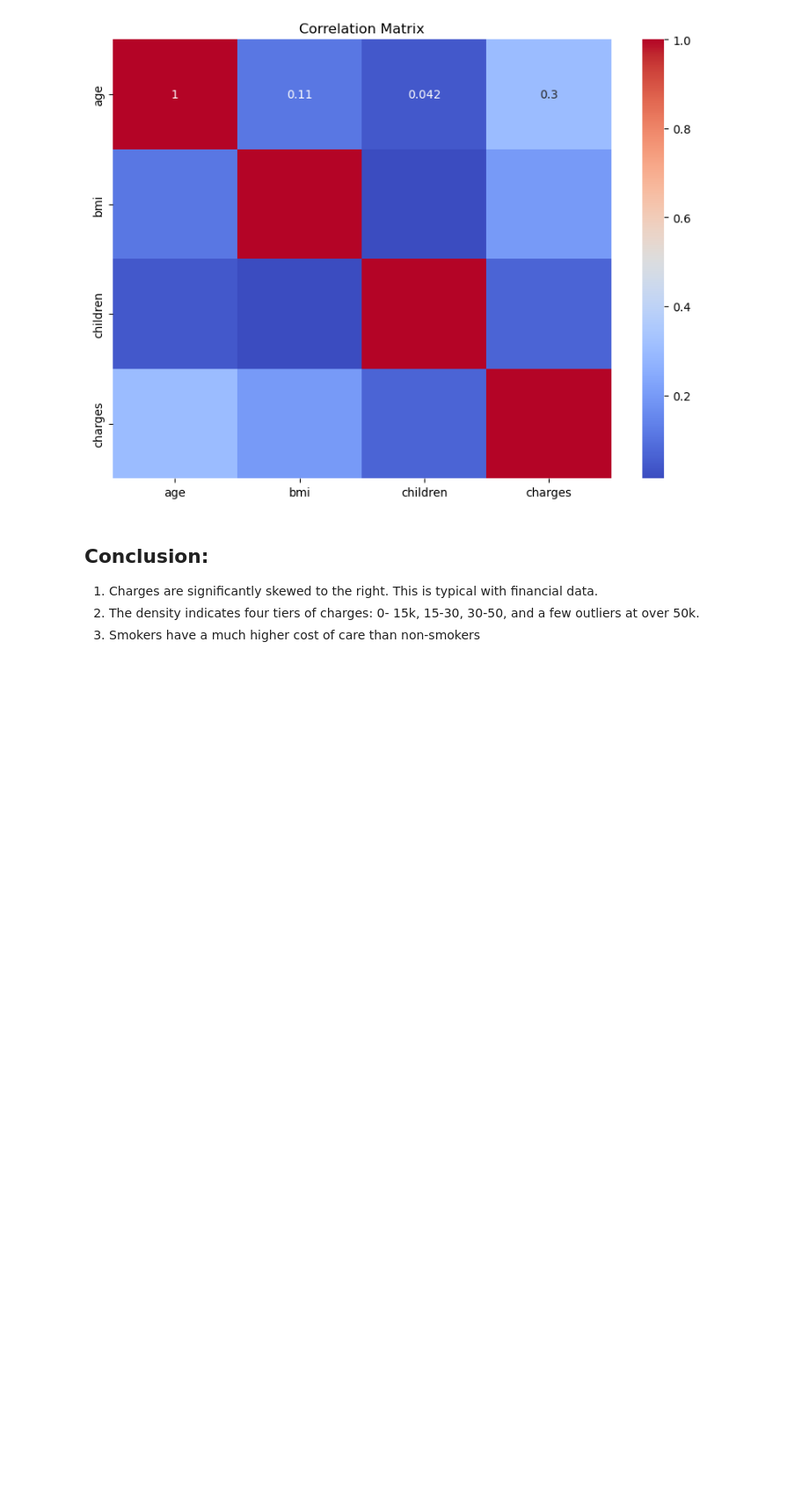
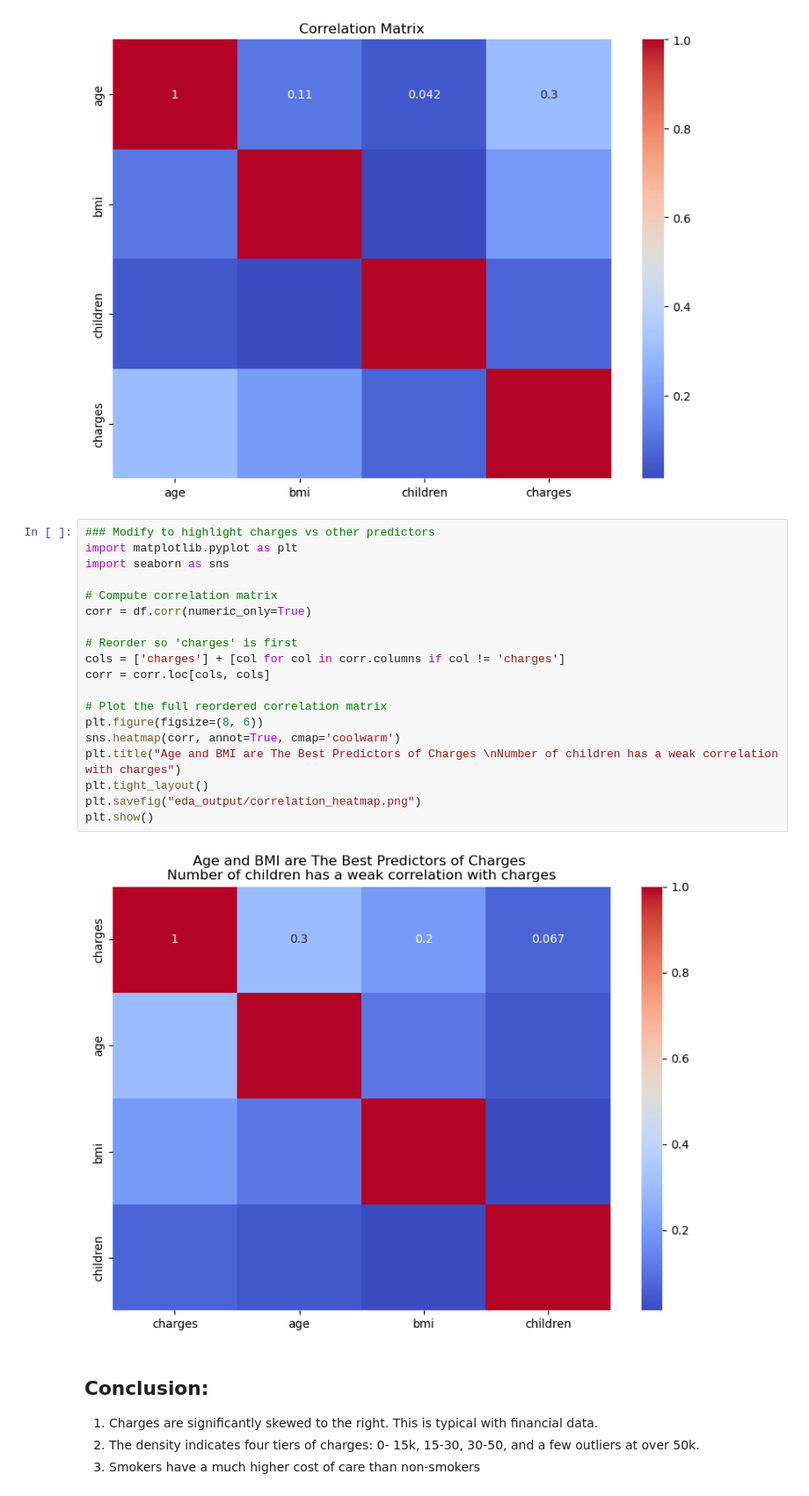
Before and after one commit to Nothgisrandom/Insurance_Cost_Estiamtion, a Jupyter notebook: Insurance_EDA_with_Saved_Images.ipynb, the cells around one changed output. Shown at 88% size. Cells and saved outputs as stored; diff of their text form; blank space fills up the shorter version.

```diff
--- a/Insurance_EDA_with_Saved_Images.ipynb
+++ b/Insurance_EDA_with_Saved_Images.ipynb
@@ -194,6 +241,27 @@ plt.savefig("eda_output/correlation_heatmap.png")
 plt.show()
 # %% [output]
 [figure]
+# %%
+### Modify to highlight charges vs other predictors
+import matplotlib.pyplot as plt
+import seaborn as sns
+
+# Compute correlation matrix
+corr = df.corr(numeric_only=True)
+
+# Reorder so 'charges' is first
+cols = ['charges'] + [col for col in corr.columns if col != 'charges']
+corr = corr.loc[cols, cols]
+
+# Plot the full reordered correlation matrix
+plt.figure(figsize=(8, 6))
+sns.heatmap(corr, annot=True, cmap='coolwarm')
+plt.title("Age and BMI are The Best Predictors of Charges \nNumber of children has a weak correlation with charges")
+plt.tight_layout()
+plt.savefig("eda_output/correlation_heatmap.png")
+plt.show()
+# %% [output]
+[figure, added]
 # %% [markdown]
 ## Conclusion:
 1. Charges are significantly skewed to the right. This is typical with financial data.
```
Also changed, not shown: parts of 52 cells of this notebook.
